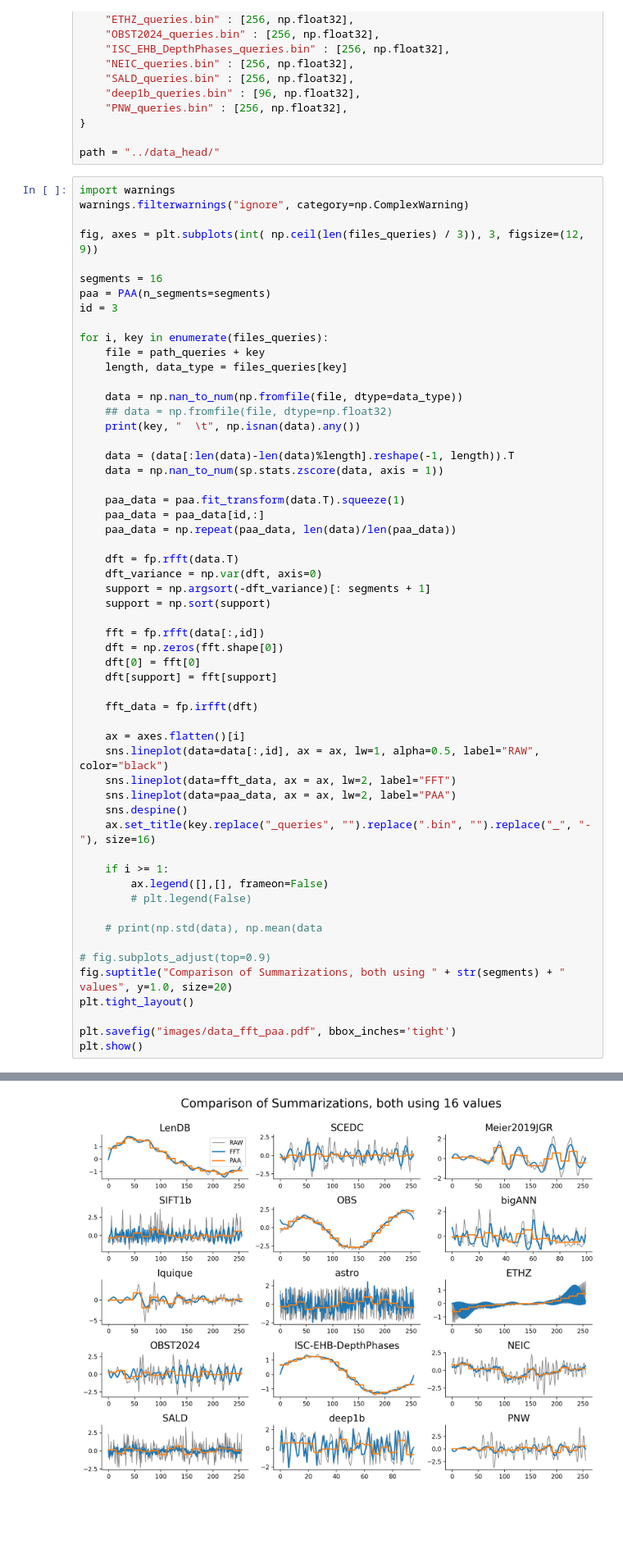
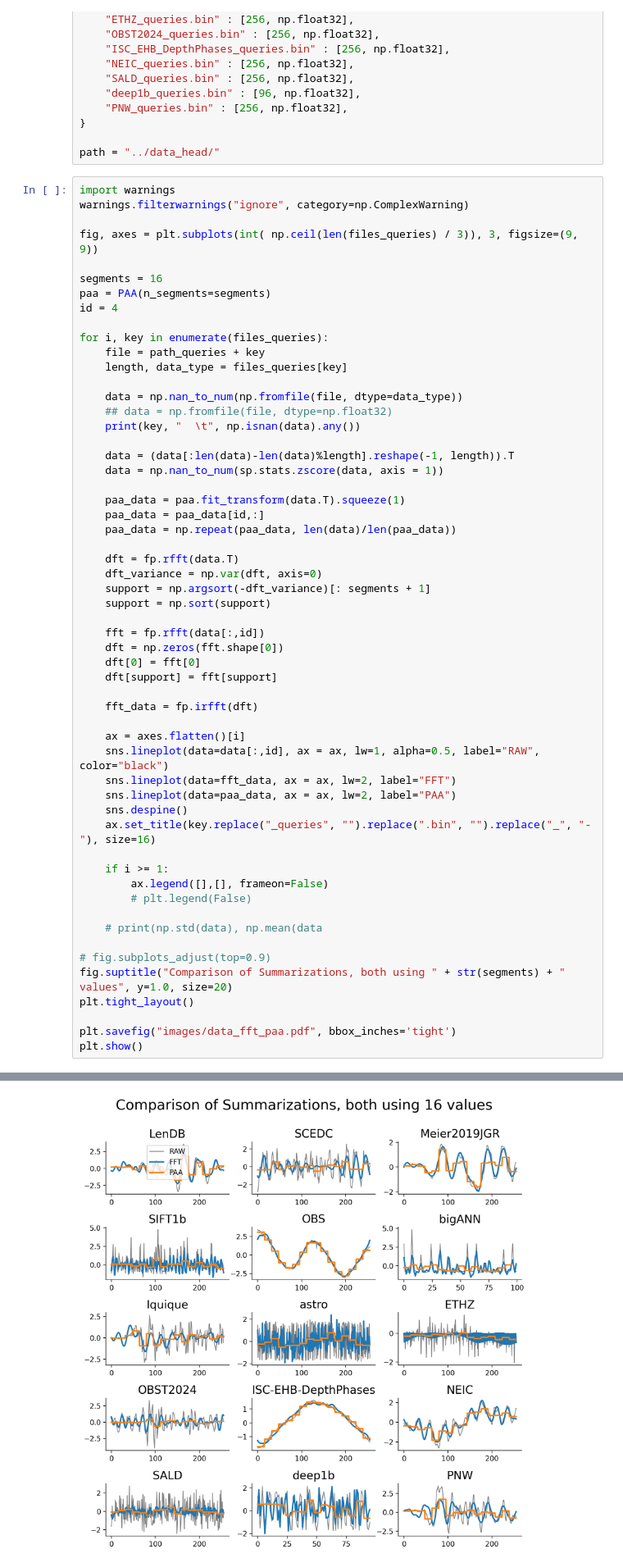
Before and after one commit to patrickzib/SOFA, a Jupyter notebook: notebooks/visualize.ipynb, the cells around one changed output, grey strips where cells are left out. Shown at 82% size. Cells and saved outputs as stored; diff of their text form; blank space fills up the shorter version.

```diff
--- a/notebooks/visualize.ipynb
+++ b/notebooks/visualize.ipynb
@@ -53,11 +57,11 @@ path = "../data_head/"
 import warnings
 warnings.filterwarnings("ignore", category=np.ComplexWarning)
 
-fig, axes = plt.subplots(int( np.ceil(len(files_queries) / 3)), 3, figsize=(12, 9))
+fig, axes = plt.subplots(int( np.ceil(len(files_queries) / 3)), 3, figsize=(9, 9))
 
 segments = 16
 paa = PAA(n_segments=segments)
-id = 3
+id = 4
 
 for i, key in enumerate(files_queries):
     file = path_queries + key
@@ -94,32 +98,32 @@ for i, key in enumerate(files_queries):
     ax.set_title(key.replace("_queries", "").replace(".bin", "").replace("_", "-"), size=16)
 
     if i >= 1:
         ax.legend([],[], frameon=False)
         # plt.legend(False)
 
     # print(np.std(data), np.mean(data
 
 # fig.subplots_adjust(top=0.9)
 fig.suptitle("Comparison of Summarizations, both using " + str(segments) + " values", y=1.0, size=20)
 plt.tight_layout()
 
 plt.savefig("images/data_fft_paa.pdf", bbox_inches='tight')
 plt.show()
 # %% [output]
 LenDB_queries.bin        False
 SCEDC_queries.bin        False
 Meier2019JGR_queries.bin         False
 SIFT1b_queries.bin       False
 OBS_queries.bin          False
 bigANN_queries.bin       False
 Iquique_queries.bin      False
 astro_queries.bin        False
 ETHZ_queries.bin         False
 OBST2024_queries.bin     False
 ISC_EHB_DepthPhases_queries.bin          False
 NEIC_queries.bin         False
 SALD_queries.bin         False
 deep1b_queries.bin       False
 PNW_queries.bin          False
-[figure, old version]
+[figure, new version]
 # %%
```
Also changed, not shown: parts of 2 cells of this notebook, 7 other files.
